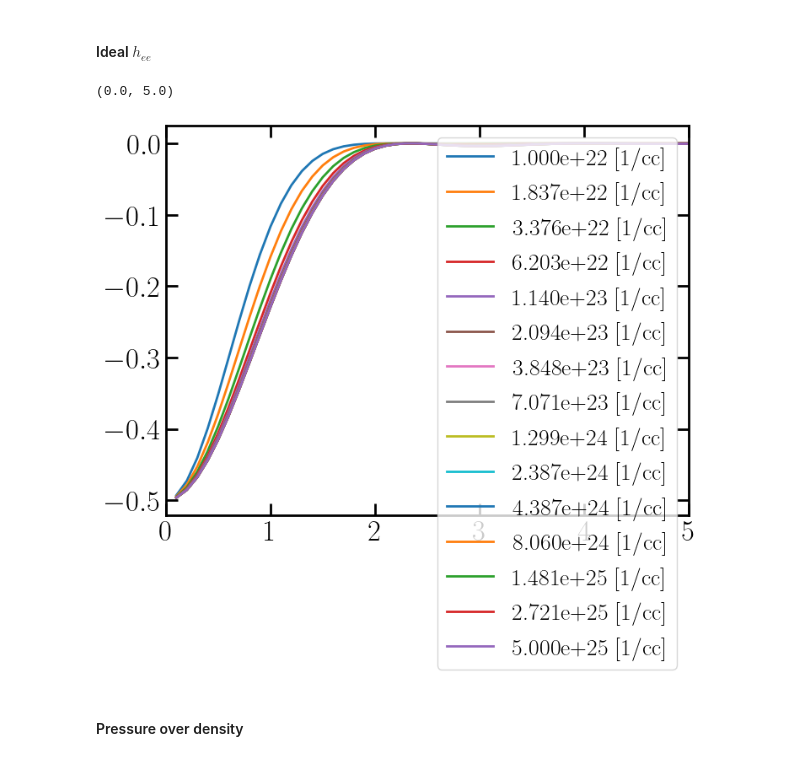
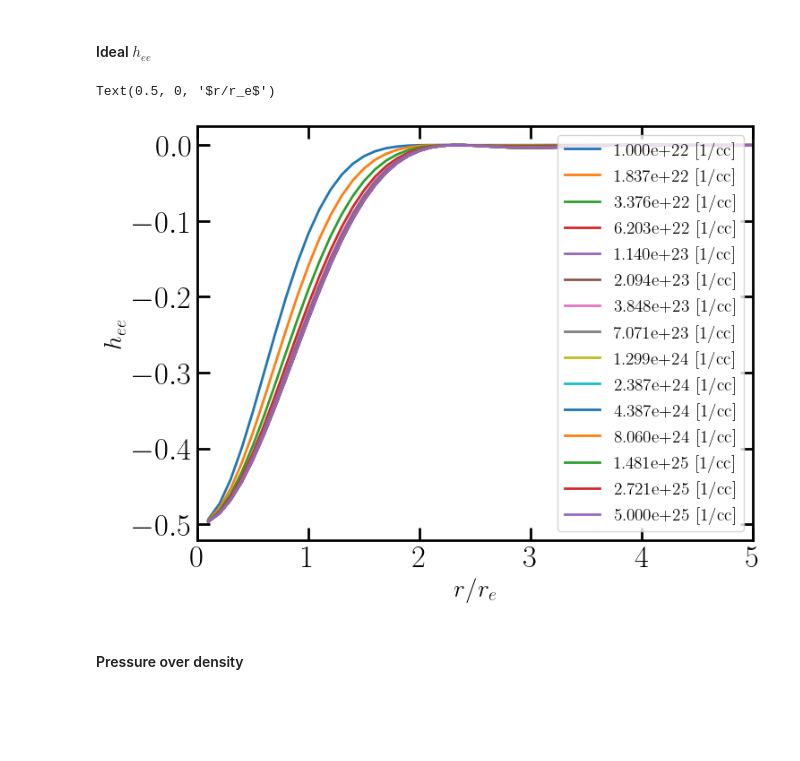
Before and after one commit to ZachAJohnson/hnc, a Jupyter notebook: testing/Jellium.ipynb, the cells around one changed output. Cells and saved outputs as stored; diff of their text form; code cells hidden in the pictures; blank space fills up the shorter version.

```diff
--- a/testing/Jellium.ipynb
+++ b/testing/Jellium.ipynb
@@ -135,7 +142,7 @@ def excess_energy_density_matrix(plasma, u_matrix ): # Defining   d_βu = dβ_c
 
     u_ex_matrix = np.sum(2*π*rho_matrix[:,:,np.newaxis]*u_matrix*g_matrix*r**2*dr,axis=2)
     return u_ex_matrix
-
+dβu_dlnn_AU_list = []
 def get_P_matrices(plasma_pair):
     plasma, plasma_ε = plasma_pair
     plasma_ε.run_jellium_hnc(ideal=True, c_s_k_guess = plasma.jellium_hnc.c_s_k_matrix.copy())
@@ -157,7 +164,7 @@ def get_P_matrices(plasma_pair):
 
     # New term
     dβu_dlnn_AU = n_AU*(plasma.jellium_hnc.βu_r_matrix - plasma_ε.jellium_hnc.βu_r_matrix)/dn_AU
-
+    dβu_dlnn_AU_list.append(dβu_dlnn_AU)
     P_nonstandard = 1/plasma.qsp.βe * excess_energy_density_matrix(plasma,dβu_dlnn_AU  )
 
     # Compile results
@@ -206,6 +213,7 @@ Te_eV = 1
 P_Pauli_list = []
 E_Pauli_list = []
 h_ee_list = []
+βec_over_βe_list = []
 
 for ni_cc in ni_cc_list:
     jellium = jellium_func(Te_eV, ni_cc)
@@ -216,6 +224,7 @@ for ni_cc in ni_cc_list:
     P_Pauli_list.append(  np.array(get_P(jellium)))
     E_Pauli_list.append(  np.array(get_U(jellium)))
     h_ee_list.append([jellium.ideal_jellium_r_array, jellium.ideal_jellium_h_r])
+    βec_over_βe_list.append(jellium.qsp.βe_c/jellium.qsp.βe)
 # %% [output]
 Te_in_eV: 1.000
 Ti_in_eV: 1.000
@@ -273,0 +279,11 @@ ax.set_xscale('log')
+# %%
+fig, ax  = plt.subplots()
+
+for ni_cc, βP in zip(ni_cc_list, βP_list):
+    # ax.plot(jellium.hnc.r_array, np.log(βP), label=f'{ni_cc:0.3e} [1/cc] ')
+    ax.plot(jellium.hnc.r_array, βP*jellium.hnc.r_array**2, label=f'{ni_cc:0.3e} [1/cc] ')
+ax.set_yscale('log')
+ax.set_xscale('log')
+# ax.legend()
+ax.set_ylabel(r"$r^2 \beta u_P$", fontsize=20)
+ax.set_xlabel(r"$r/r_e$", fontsize=20)
@@ -273,0 +293,11 @@ ax.set_xscale('log')
+# %%
+fig, ax  = plt.subplots()
+
+for ni_cc, dβu_dlnn_AU, βec_over_βe in list(zip(ni_cc_list, dβu_dlnn_AU_list, βec_over_βe_list))[::2]:
+    # ax.plot(jellium.hnc.r_array, np.log(βP), label=f'{ni_cc:0.3e} [1/cc] ')
+    ax.plot(jellium.hnc.r_array, 1/βec_over_βe*dβu_dlnn_AU[0,0], label=f'{ni_cc:0.3e} [1/cc] ')
+ax.set_yscale('symlog', linthresh=0.1)
+ax.set_xscale('log')
+ax.legend(fontsize=14)
+ax.set_ylabel(r" ", fontsize=20)
+ax.set_xlabel(r"$r/r_e$", fontsize=20)
@@ -276,15 +309,17 @@ ax.set_xscale('log')
 # %%
 fig, ax  = plt.subplots()
 
 for ni_cc, (r_array, h_ee) in zip(ni_cc_list, h_ee_list):
     ax.plot(r_array, h_ee, label=f'{ni_cc:0.3e} [1/cc] ')
 
-ax.legend()
+ax.legend(fontsize=14)
 # ax.set_ylim(-0.001,0.001)
 ax.set_xlim(0,5)
+ax.set_ylabel(r"$h_{ee}$", fontsize=20)
+ax.set_xlabel(r"$r/r_e$", fontsize=20)
 # %% [output]
-(0.0, 5.0)
+Text(0.5, 0, '$r/r_e$')
-[figure, old version]
+[figure, new version]
 # %% [markdown]
 #### Pressure over density
 # %%
```
Also changed, not shown: parts of 12 cells of this notebook, 3 other files.
